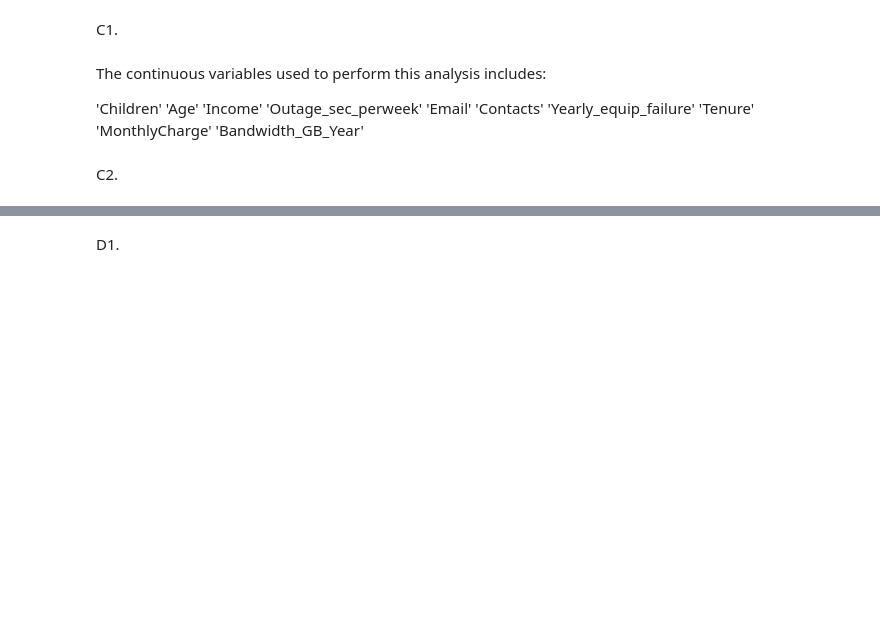
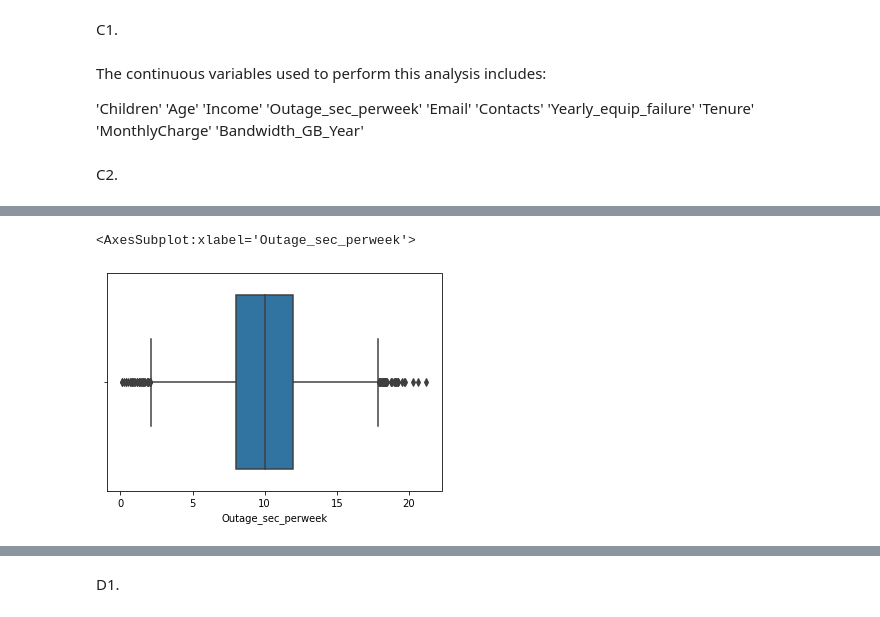
Before and after one commit to michaelle93/D212, a Jupyter notebook: D212task2.ipynb, the cells around one changed output, grey strips where cells are left out. Saved outputs shown, nothing was run; the diff lists cells and outputs as text; code cells hidden in the pictures; blank space fills up the shorter version.

```diff
--- a/D212task2.ipynb
+++ b/D212task2.ipynb
@@ -33,0 +201,6 @@ C2.
+# %%
+sns.boxplot('Outage_sec_perweek', data=df_numeric)
+#although outliers are observed, the outliers does not seem extrenous that will affect the outcome of the algorithm
+# %% [output]
+<AxesSubplot:xlabel='Outage_sec_perweek'>
+[figure, added]
```
Also changed, not shown: parts of 44 cells of this notebook, 1 other file.
